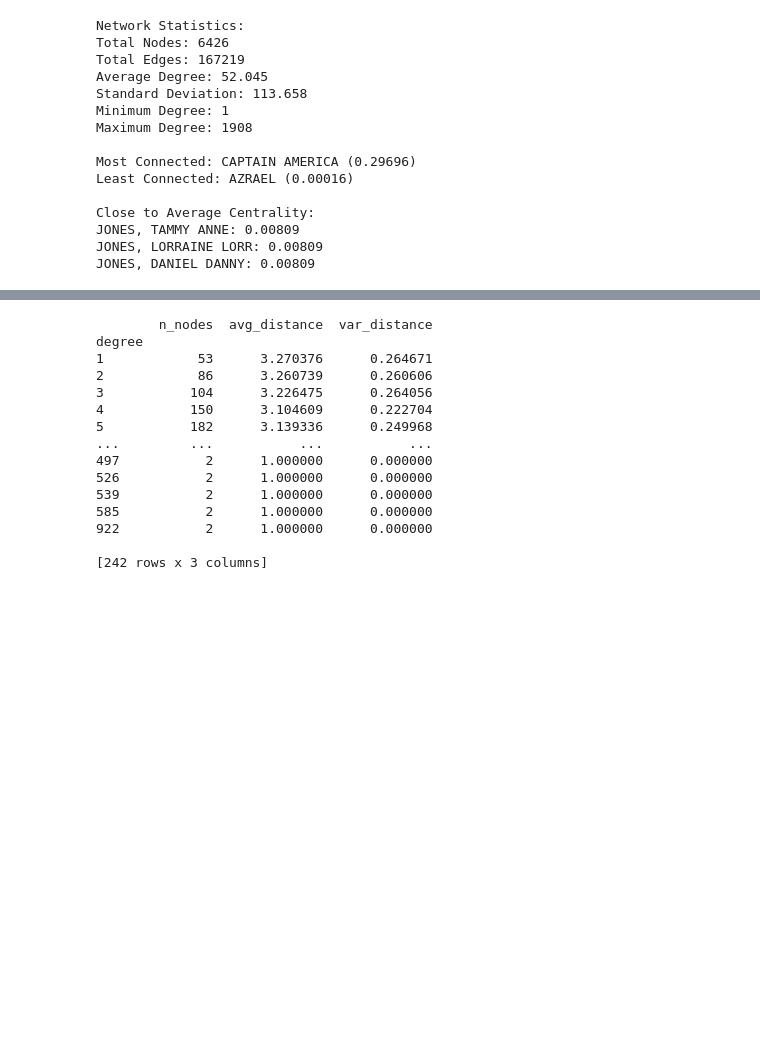
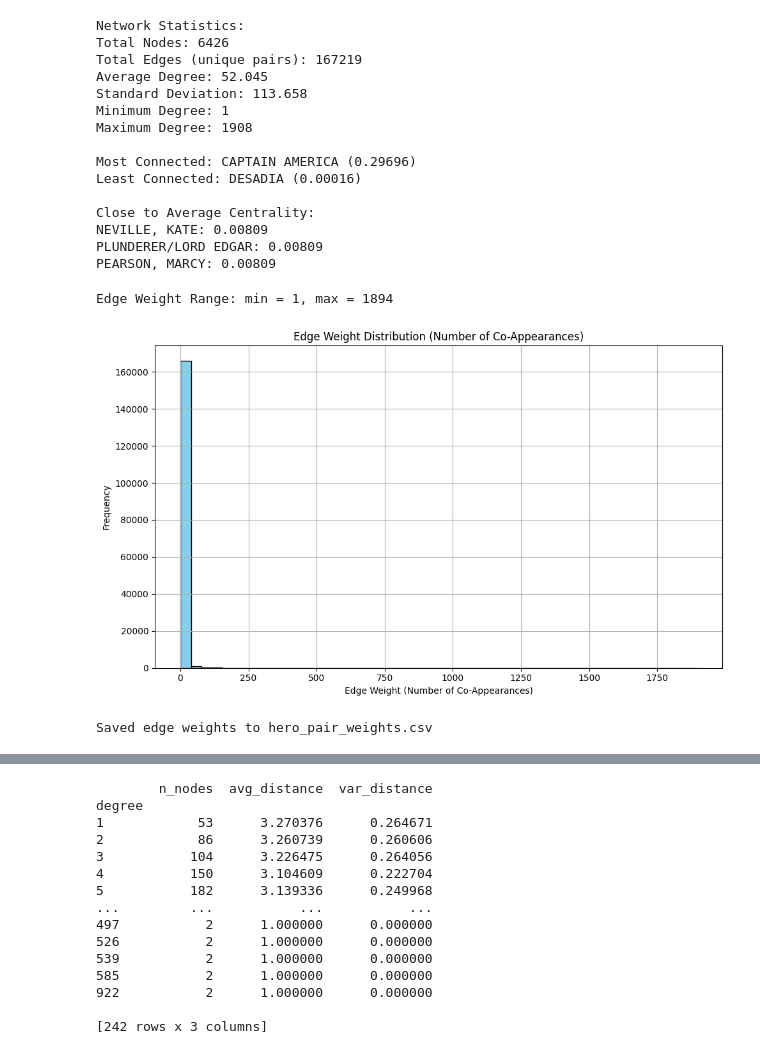
Before and after one commit to VoNgocHuan/social_network_project, a Jupyter notebook: project_14_alt.ipynb, the cells around one changed output, grey strips where cells are left out. Saved outputs shown, nothing was run; the diff lists cells and outputs as text; code cells hidden in the pictures; blank space fills up the shorter version.

```diff
--- a/project_14_alt.ipynb
+++ b/project_14_alt.ipynb
@@ -2,16 +2,25 @@
 import pandas as pd
 import networkx as nx
 import numpy as np
-from itertools import combinations
 import matplotlib.pyplot as plt
 
-# 1/
+# 1/ Load raw data
 df = pd.read_csv('hero-network.csv')
 
-G = nx.from_pandas_edgelist(df, 'hero1', 'hero2')
+# Make sure consistent ordering of pairs (since the graph is undirected)
+df['pair'] = df.apply(lambda row: tuple(sorted([row['hero1'], row['hero2']])), axis=1)
 
-G = nx.Graph(G)
+# Count duplicates (co-appearances) as weight
+pair_counts = df['pair'].value_counts().reset_index()
+pair_counts.columns = ['pair', 'weight']
+pair_counts[['hero1', 'hero2']] = pd.DataFrame(pair_counts['pair'].tolist(), index=pair_counts.index)
 
+# Create weighted graph
+G = nx.Graph()
+for _, row in pair_counts.iterrows():
+    G.add_edge(row['hero1'], row['hero2'], weight=row['weight'])
+
+# Basic stats
 num_nodes = G.number_of_nodes()
 num_edges = G.number_of_edges()
 degree_sequence = [d for _, d in G.degree()]
@@ -20,15 +29,12 @@ std_degree = pd.Series(degree_sequence).std()
 min_degree = min(degree_sequence)
 max_degree = max(degree_sequence)
 
-# Create a DataFrame with degrees
+# Degree dataframe
 degree_df = pd.DataFrame(G.degree(), columns=['character', 'degree'])
-
-# Sort by degree in ascending order
 degree_df_sorted = degree_df.sort_values(by='degree', ascending=True)
-
-# Save to CSV
 degree_df_sorted.to_csv('hero_degrees_sorted.csv', index=False)
 
+# Degree centrality
 degree_centrality = nx.degree_centrality(G)
 dc_series = pd.Series(degree_centrality)
 
@@ -37,9 +43,10 @@ min_dc = dc_series.idxmin(), dc_series.min()
 avg_diff = (dc_series - dc_series.mean()).abs()
 close_to_avg = dc_series[avg_diff.nsmallest(3).index].items()
 
+# Output
 print(f"Network Statistics:")
 print(f"Total Nodes: {num_nodes}")
-print(f"Total Edges: {num_edges}")
+print(f"Total Edges (unique pairs): {num_edges}")
 print(f"Average Degree: {avg_degree:.3f}")
 print(f"Standard Deviation: {std_degree:.3f}")
 print(f"Minimum Degree: {min_degree}")
@@ -53,19 +60,57 @@ for char, score in close_to_avg:
 # %% [output]
 Network Statistics:
 Total Nodes: 6426
-Total Edges: 167219
+Total Edges (unique pairs): 167219
 Average Degree: 52.045
 Standard Deviation: 113.658
 Minimum Degree: 1
 Maximum Degree: 1908
 
 Most Connected: CAPTAIN AMERICA (0.29696)
-Least Connected: AZRAEL (0.00016)
+Least Connected: DESADIA (0.00016)
 
 Close to Average Centrality:
-JONES, TAMMY ANNE: 0.00809
-JONES, LORRAINE LORR: 0.00809
-JONES, DANIEL DANNY: 0.00809
+NEVILLE, KATE: 0.00809
+PLUNDERER/LORD EDGAR: 0.00809
+PEARSON, MARCY: 0.00809
+# %%
+import matplotlib.pyplot as plt
+
+# Get all edge weights from the graph
+edge_weights = [d['weight'] for u, v, d in G.edges(data=True)]
+
+# Print min and max weight
+min_weight = min(edge_weights)
+max_weight = max(edge_weights)
+print(f"Edge Weight Range: min = {min_weight}, max = {max_weight}")
+
+# Plot histogram of edge weights
+plt.figure(figsize=(10, 6))
+plt.hist(edge_weights, bins=50, color='skyblue', edgecolor='black')
+plt.title("Edge Weight Distribution (Number of Co-Appearances)")
+plt.xlabel("Edge Weight (Number of Co-Appearances)")
+plt.ylabel("Frequency")
+plt.grid(True)
+plt.tight_layout()
+plt.show()
+
+# Extract edges with weights into a DataFrame
+edges_with_weights = pd.DataFrame([
+    {'hero1': u, 'hero2': v, 'weight': d['weight']}
+    for u, v, d in G.edges(data=True)
+])
+
+# Sort by weight descending
+edges_with_weights = edges_with_weights.sort_values(by='weight', ascending=False)
+
+# Save to CSV
+edges_with_weights.to_csv('hero_pair_weights.csv', index=False)
+
+print("Saved edge weights to hero_pair_weights.csv")
+# %% [output]
+Edge Weight Range: min = 1, max = 1894
+[figure, added]
+Saved edge weights to hero_pair_weights.csv
 # %%
 SpiderMan = df[df['hero1']=='SPIDER-MAN/PETER PAR'].sample(25)
 Cap = Subset = df[df['hero1']=='CAPTAIN AMERICA'].sample(25)
```
Also changed, not shown: parts of 8 cells of this notebook.
